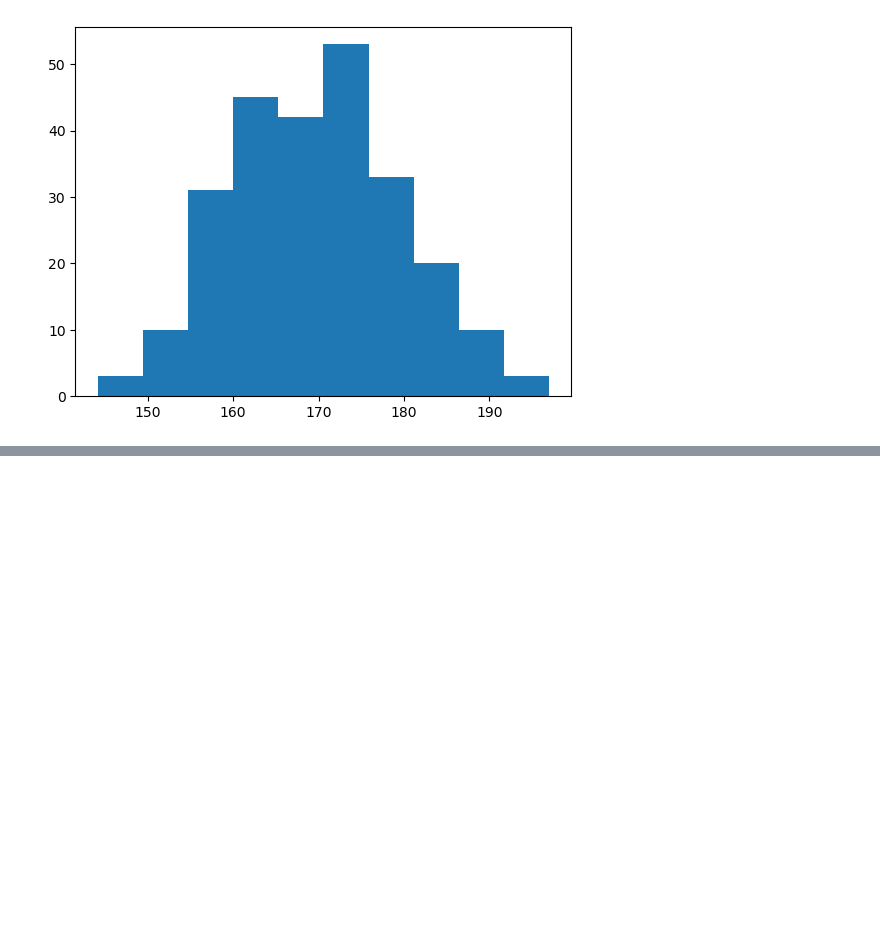
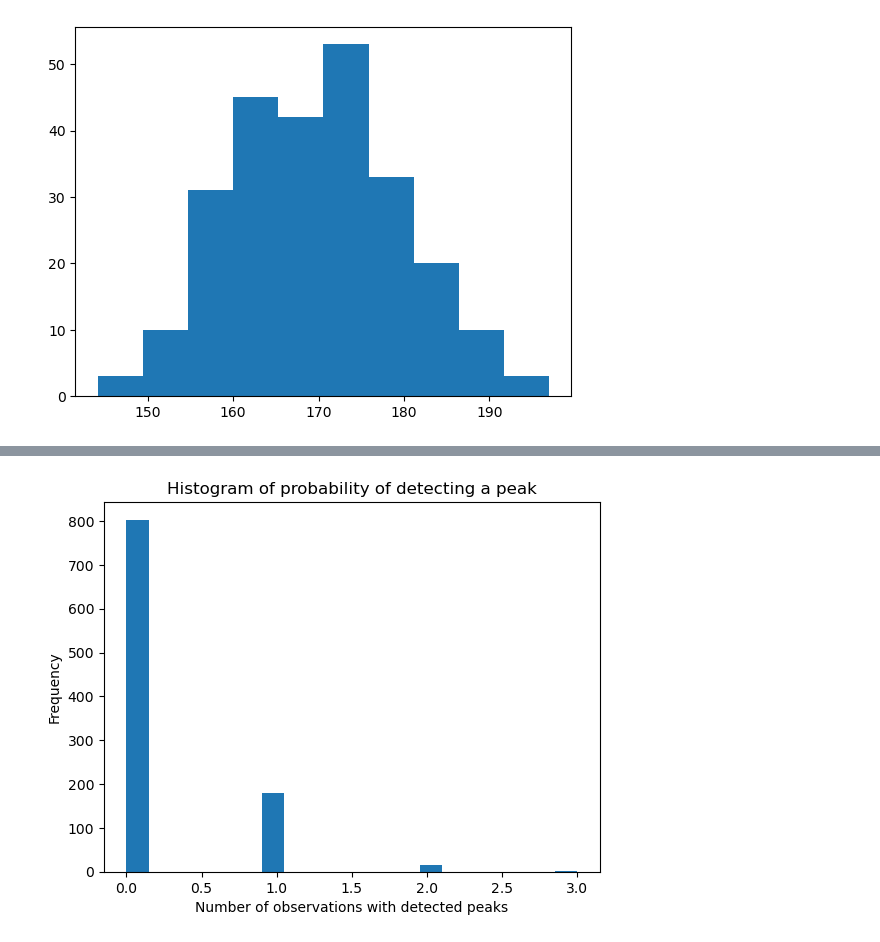
Before and after one commit to kazumaishio/SEDquest, a Jupyter notebook: SEDquest2.ipynb, the cells around one changed output, grey strips where cells are left out. Saved outputs shown, nothing was run; the diff lists cells and outputs as text; code cells hidden in the pictures; blank space fills up the shorter version.

```diff
--- a/SEDquest2.ipynb
+++ b/SEDquest2.ipynb
@@ -386,0 +432,57 @@ n_detected_peaks 19
+# %%
+def get_consecutive_bins(s,nconsecutive ):
+
+  for i in range(0,len(s)-nconsecutive):
+      if np.all(s[i:i+nconsecutive] > 1):
+        #   print(i)
+        #   print(s[i:i+nconsecutive])
+        #   print('---')
+          return i
+
+  return -1
+
+import numpy as np
+
+
+ntrials = 1000
+nobs = 1000
+nbins = 22
+nconsecutive = 6
+sample_size = nobs*nbins
+
+
+mu, sigma = 0, 1.0
+
+
+arr_n_detected_peaks = []
+
+for trial in range(ntrials):
+    n_detected_peaks = 0
+    s = np.random.normal(mu, sigma, sample_size)
+    for i,j in zip(range(0,sample_size,nbins), range(nobs)):
+        # print(i,j)
+        # print(s[i:i+nbins])
+        peakbininit = get_consecutive_bins(s[i:i+nbins],nconsecutive)
+        if peakbininit > 0:
+            # print('peakbininit',peakbininit)
+            # plt.plot(range(peakbininit, nbins),s[i+peakbininit:i+nbins], label='obs'+str(j), marker='o',linestyle='')
+            # plt.plot(range(peakbininit, peakbininit+nconsecutive),s[i+peakbininit:i+peakbininit+3], label='obs'+str(j), marker='o',linestyle='-')
+            n_detected_peaks += 1
+
+        # plt.plot(range(nbins),s[i:i+nbins], label='obs'+str(j))
+
+    # print('n_detected_peaks',n_detected_peaks)
+    # print('nobs',nobs)
+    # print('probability',n_detected_peaks/nobs)
+    arr_n_detected_peaks.append(n_detected_peaks)
+
+# print(arr_n_detected_peaks)
+# draw a histogram of arr_n_detected_peaks
+import matplotlib.pyplot as plt
+plt.hist(arr_n_detected_peaks, bins=20)
+plt.xlabel('Number of observations with detected peaks')
+plt.ylabel('Frequency')
+plt.title('Histogram of probability of detecting a peak')
+plt.show()
+# %% [output]
+[figure, added]
```
Also changed, not shown: parts of 3 cells of this notebook.
